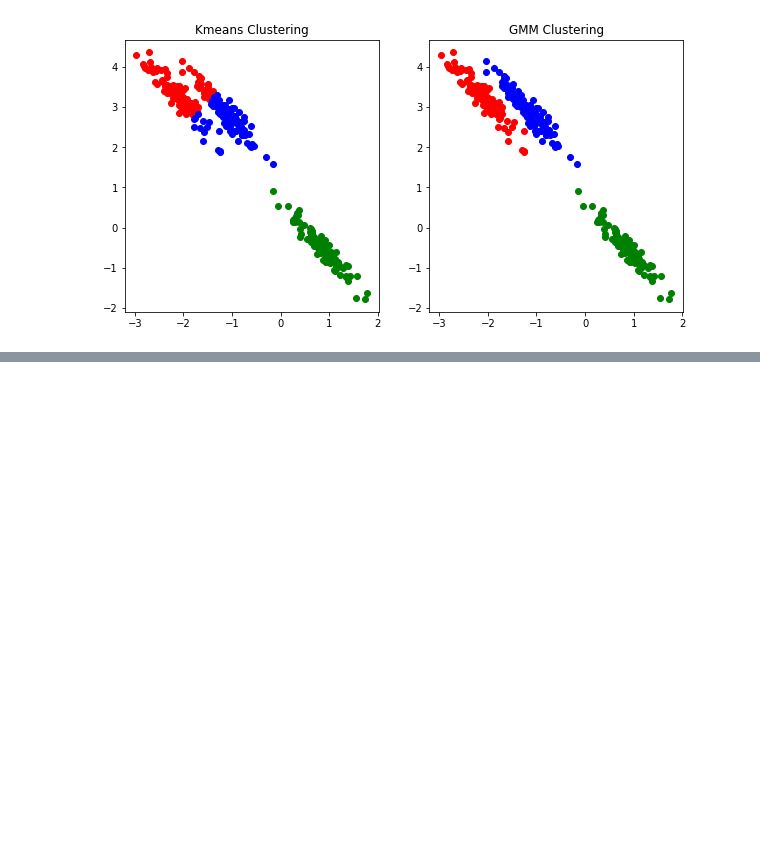
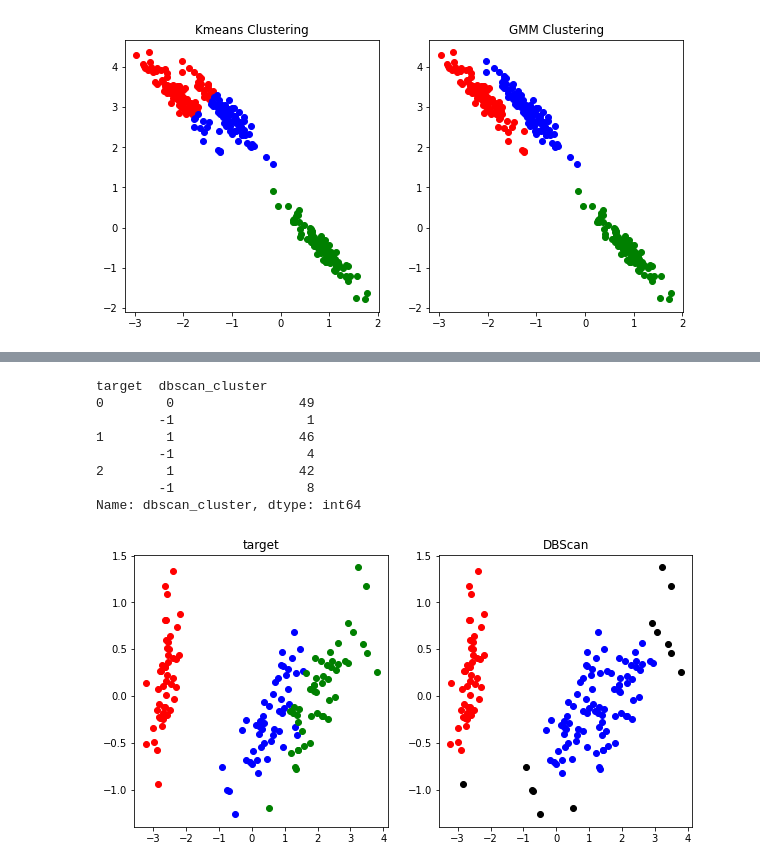
Before and after one commit to ominiv/ML, a Jupyter notebook: Practice/Clustering.ipynb, the cells around one changed output, grey strips where cells are left out. Saved outputs shown, nothing was run; the diff lists cells and outputs as text; code cells hidden in the pictures; blank space fills up the shorter version.

Commit message:
+ DBSCAN|Recommendation algorithm

```diff
--- a/Practice/Clustering.ipynb
+++ b/Practice/Clustering.ipynb
@@ -265,0 +268,40 @@ fig.savefig('Kmeans_VS_GMM.png')
+# %%
+from sklearn.cluster import DBSCAN
+from sklearn.datasets import load_iris
+import numpy as np
+import pandas as pd
+import matplotlib.pyplot as plt
+iris = load_iris()
+DF = pd.DataFrame(data=iris.data, columns=iris.feature_names)
+dbscan = DBSCAN(eps=0.6,min_samples=8,metric='euclidean')
+dbscan_label = dbscan.fit_predict(iris.data)
+DF['dbscan_cluster']=dbscan_label
+DF['target']=iris.target
+print(DF.groupby(['target'])['dbscan_cluster'].value_counts())
+
+#시각화를 위한 PCA
+from sklearn.decomposition import PCA
+pca =PCA(n_components=2)
+X = pca.fit_transform(iris.data)
+DF['pc1'] = X[:,0]
+DF['pc2'] = X[:,1]
+
+fig, axs = plt.subplots(figsize=(10,5),ncols=2)
+colors=['red','blue','green','black']
+for i in range(3) :
+    axs[0].scatter(x=DF[DF['target']==i]['pc1'],y=DF[DF['target']==i]['pc2'],c=colors[i])
+axs[0].set_title('target')
+for i in range(-1,2,1) :
+    axs[1].scatter(x=DF[DF['dbscan_cluster']==i]['pc1'],y=DF[DF['dbscan_cluster']==i]['pc2'],c=colors[i])
+axs[1].set_title('DBScan')
+fig.savefig('DBSCAN.png')
+# %% [output]
+target  dbscan_cluster
+0        0                49
+        -1                 1
+1        1                46
+        -1                 4
+2        1                42
+        -1                 8
+Name: dbscan_cluster, dtype: int64
+[figure, added]
```
Also changed, not shown: parts of 3 cells of this notebook, 4 other files.
